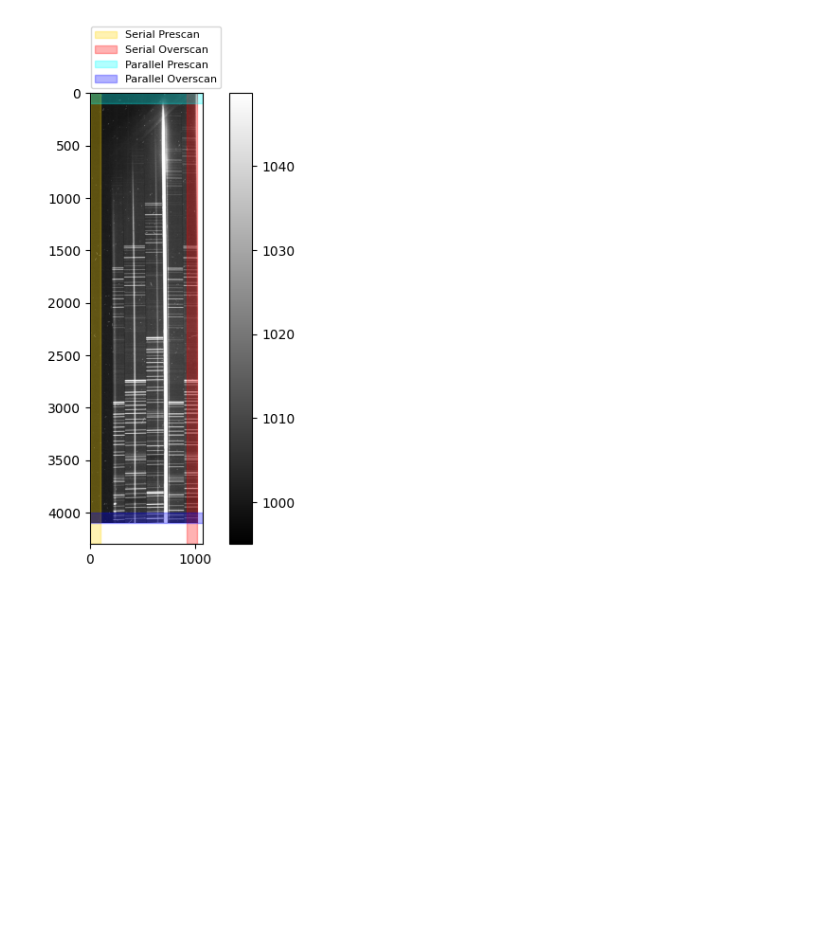
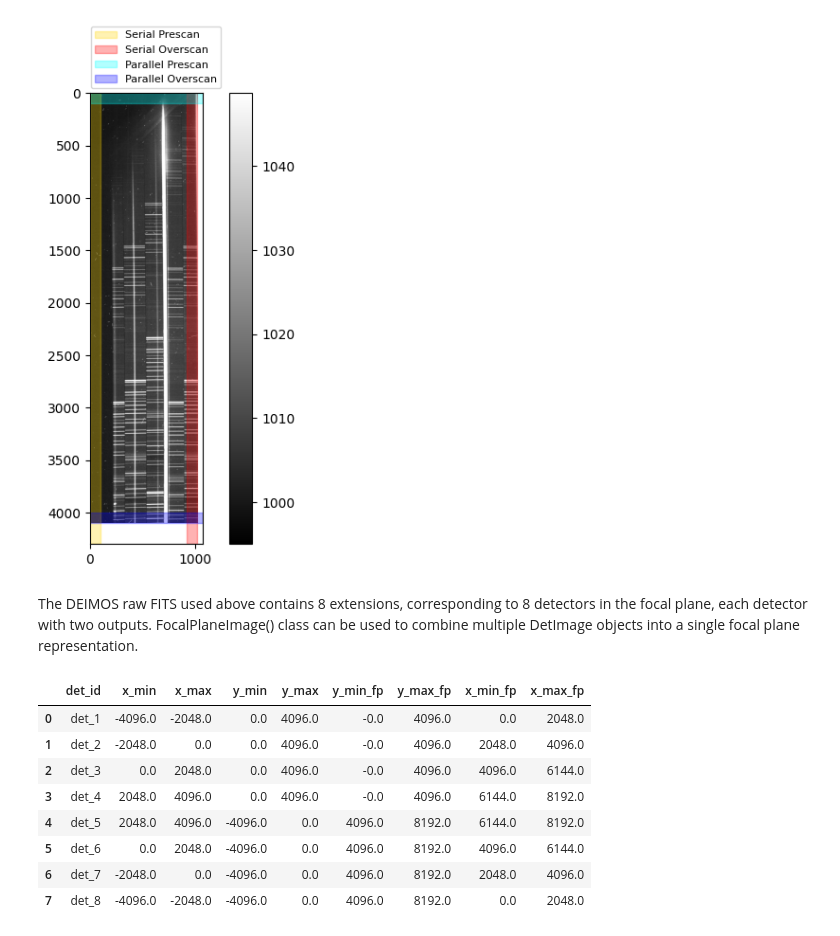
Before and after one commit to CaltechOpticalObservatories/eregion, a Jupyter notebook: playground/test.ipynb, the cells around one changed output. Drawn from its saved outputs; the diff is of its cells as text; code cells hidden in the pictures; blank space fills up the shorter version.

```diff
--- a/playground/test.ipynb
+++ b/playground/test.ipynb
@@ -45,3 +45,6 @@ output.parallel_overscan = slice(4096-100, 4096)
 ax = output.show(cmap='gray', vmin=vmin, vmax=vmax)
 # %% [output]
 [figure]
+# %% [markdown]
+The DEIMOS raw FITS used above contains 8 extensions, corresponding to 8 detectors in the focal plane, each detector with two outputs.
+FocalPlaneImage() class can be used to combine multiple DetImage objects into a single focal plane representation.
@@ -47,0 +54,12 @@ ax = output.show(cmap='gray', vmin=vmin, vmax=vmax)
+# %%
+fpimage.frames_df
+# %% [output]
+|  | det_id | x_min | x_max | y_min | y_max | y_min_fp | y_max_fp | x_min_fp | x_max_fp |
+| 0 | det_1 | -4096.0 | -2048.0 | 0.0 | 4096.0 | -0.0 | 4096.0 | 0.0 | 2048.0 |
+| 1 | det_2 | -2048.0 | 0.0 | 0.0 | 4096.0 | -0.0 | 4096.0 | 2048.0 | 4096.0 |
+| 2 | det_3 | 0.0 | 2048.0 | 0.0 | 4096.0 | -0.0 | 4096.0 | 4096.0 | 6144.0 |
+| 3 | det_4 | 2048.0 | 4096.0 | 0.0 | 4096.0 | -0.0 | 4096.0 | 6144.0 | 8192.0 |
+| 4 | det_5 | 2048.0 | 4096.0 | -4096.0 | 0.0 | 4096.0 | 8192.0 | 6144.0 | 8192.0 |
+| 5 | det_6 | 0.0 | 2048.0 | -4096.0 | 0.0 | 4096.0 | 8192.0 | 4096.0 | 6144.0 |
+| 6 | det_7 | -2048.0 | 0.0 | -4096.0 | 0.0 | 4096.0 | 8192.0 | 2048.0 | 4096.0 |
+| 7 | det_8 | -4096.0 | -2048.0 | -4096.0 | 0.0 | 4096.0 | 8192.0 | 0.0 | 2048.0 |
```
Also changed, not shown: parts of 2 cells of this notebook, 1 other file.
